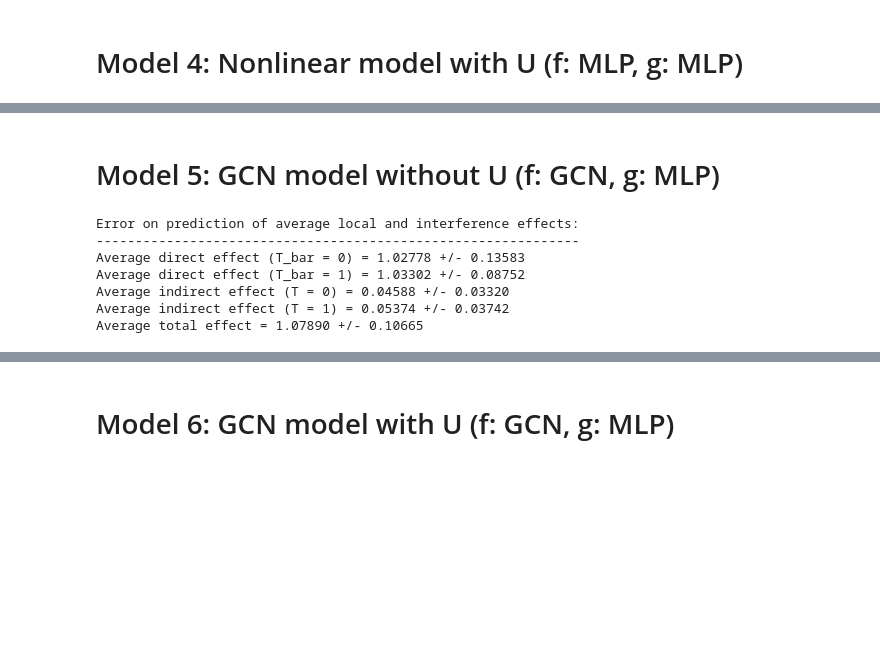
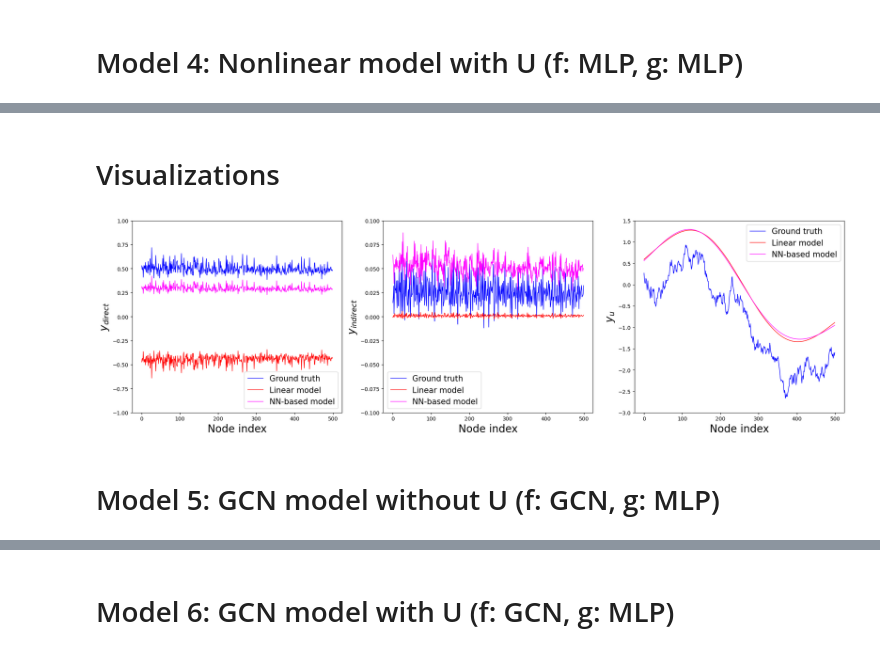
Before and after one commit to jzy95310/deep_sci, a Jupyter notebook: experiments/synthetic_data_exp.ipynb, the cells around one changed output, grey strips where cells are left out. Cells and saved outputs as stored; diff of their text form; code cells hidden in the pictures; blank space fills up the shorter version.

Commit message:
Update synthetic experiment

```diff
--- a/experiments/synthetic_data_exp.ipynb
+++ b/experiments/synthetic_data_exp.ipynb
@@ -116,7 +117,7 @@ for _ in tqdm(range(num_iterations), position=0, leave=True):
         window_size=neighborhood_size*2+1,
         confounder_dim=X.shape[1],
         unobserved_confounder=True,
-        kernel_param_vals=[1.,0.5,0.1]
+        kernel_param_vals=[1.,0.5,0.5]
     )
 
     # Training
@@ -179,9 +203,9 @@ for _ in tqdm(range(num_iterations), position=0, leave=True):
         window_size=neighborhood_size*2+1,
         confounder_dim=X.shape[1],
         f_network_type="mlp",
-        f_hidden_dims=[64,32],
+        f_hidden_dims=[32,16],
         g_network_type="mlp",
-        g_hidden_dims=[64,32]
+        g_hidden_dims=[32,16]
     )
 
     # Training
@@ -244,11 +268,11 @@ for _ in tqdm(range(num_iterations), position=0, leave=True):
         window_size=neighborhood_size*2+1,
         confounder_dim=X.shape[1],
         f_network_type="mlp",
-        f_hidden_dims=[64,32],
+        f_hidden_dims=[32,16],
         g_network_type="mlp",
-        g_hidden_dims=[64,32],
+        g_hidden_dims=[32,16],
         unobserved_confounder=True,
-        kernel_param_vals=[1.,0.5,0.1]
+        kernel_param_vals=[1.,0.5,0.5]
     )
 
     # Training
@@ -302,2 +326,38 @@ Average total effect = 0.24088 +/- 0.13501
+# %%
+full_dataset, _, _ = train_val_test_split(
+    t=[T], x=X, s=s, y=Y, train_size=1.0, val_size=0.0, test_size=0.0, shuffle=False
+)
+y_t_pred, y_t_bar_pred, y_x_pred, u_pred = model.predict(
+    torch.tensor(full_dataset.t).float(),
+    torch.tensor(full_dataset.x).float(),
+    torch.tensor(full_dataset.s).float(),
+    return_components=True
+)
+res['nonlinear_with_U'] = {
+    'y_t_pred': y_t_pred[0].numpy(),
+    'y_t_bar_pred': y_t_bar_pred[0].numpy(),
+    'y_x_pred': y_x_pred[0].numpy(),
+    'u_pred': u_pred[0].numpy()
+}
+# %% [markdown]
+# Visualizations
+# %%
+quantities = ['y_t', 'y_t_bar', 'u']
+ylabels = ['$y_{direct}$', '$y_{indirect}$', '$y_u$']
+yrange = [[-1,1],[-0.1,0.1],[-3,1.5]]
+fig, axs = plt.subplots(1,3,figsize=(20,6))
+graph_indices = np.arange(len(res['y_t_true']))
+for i in range(len(quantities)):
+    axs[i].plot(graph_indices, res[f"{quantities[i]}_true"], color='blue', label='Ground truth', lw=1)
+    axs[i].plot(graph_indices, res["linear_with_U"][f"{quantities[i]}_pred"], color='red', label='Linear model', lw=1)
+    axs[i].plot(graph_indices, res["nonlinear_with_U"][f"{quantities[i]}_pred"], color='magenta', label='NN-based model', lw=1)
+    axs[i].set_ylim(yrange[i])
+    axs[i].set_xlabel("Node index", fontsize=20)
+    axs[i].set_ylabel(ylabels[i], fontsize=20)
+    axs[i].legend(prop={'size':15})
+plt.tight_layout()
+plt.savefig('./Visualization_synthetic.pdf', dpi=300)
+# %% [output]
+[figure, added]
 # %% [markdown]
 # Model 5: GCN model without U (f: GCN, g: MLP)
@@ -359,16 +363,0 @@ for _ in tqdm(range(num_iterations), position=0, leave=True):
-# %%
-print("Error on prediction of average local and interference effects:")
-print("--------------------------------------------------------------")
-print(f"Average direct effect (T_bar = 0) = {np.mean(de_error_0):.5f} +/- {np.std(de_error_0):.5f}")
-print(f"Average direct effect (T_bar = 1) = {np.mean(de_error_1):.5f} +/- {np.std(de_error_1):.5f}")
-print(f"Average indirect effect (T = 0) = {np.mean(ie_error_0):.5f} +/- {np.std(ie_error_0):.5f}")
-print(f"Average indirect effect (T = 1) = {np.mean(ie_error_1):.5f} +/- {np.std(ie_error_1):.5f}")
-print(f"Average total effect = {np.mean(te_error):.5f} +/- {np.std(te_error):.5f}")
-# %% [output]
-Error on prediction of average local and interference effects:
---------------------------------------------------------------
-Average direct effect (T_bar = 0) = 1.02778 +/- 0.13583
-Average direct effect (T_bar = 1) = 1.03302 +/- 0.08752
-Average indirect effect (T = 0) = 0.04588 +/- 0.03320
-Average indirect effect (T = 1) = 0.05374 +/- 0.03742
-Average total effect = 1.07890 +/- 0.10665
```
Also changed, not shown: parts of 15 cells of this notebook, 4 other files.
